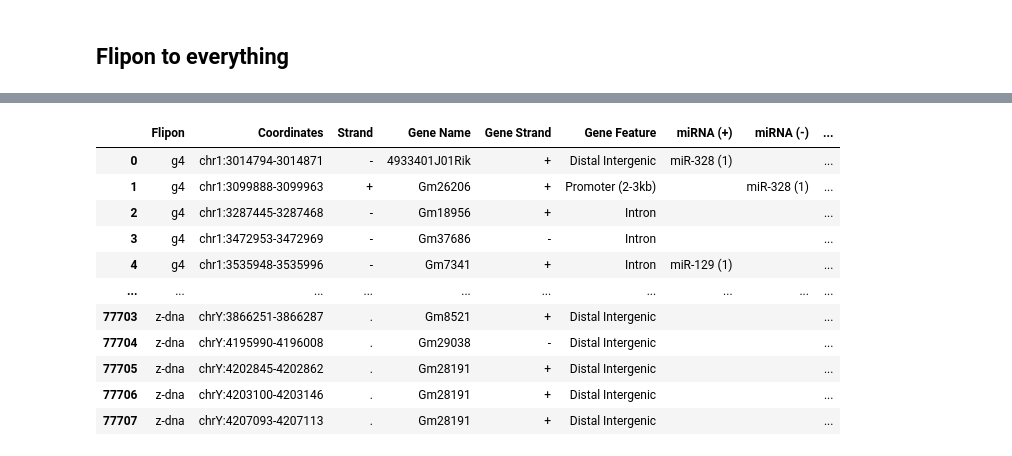
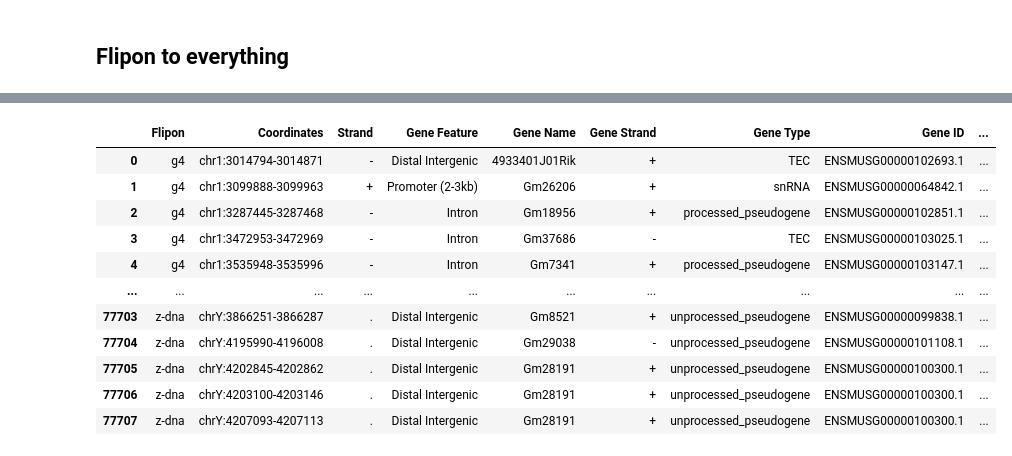
Before and after one commit to theopavlove/article_conserved_miRNA, a Jupyter notebook: notebooks/03_map_flipons_to_data.ipynb, the cells around one changed output, grey strips where cells are left out. Drawn from its saved outputs; the diff is of its cells as text; code cells hidden in the pictures.

```diff
--- a/notebooks/03_map_flipons_to_data.ipynb
+++ b/notebooks/03_map_flipons_to_data.ipynb
@@ -54,19 +55,3 @@ flipon_data = [
         D_FLIPONS_BED / "mm10.actb_ssdna_enriched_h-dna.slop200.bed",
     ),
 ]
-# %%
-def reverse_complement(x: str):
-    t_d = {"A": "T", "C": "G", "T": "A", "G": "C", "N": "N"}
-    return "".join([t_d[y] for y in x[::-1]])
-
-
-kwargs = {
-    "Seed region": lambda x: x["Seed region"].str.replace("U", "T").str.split(", "),
-    "Seed region (RC)": lambda x: x["Seed region"].apply(
-        lambda x: [reverse_complement(y) for y in x]
-    ),
-}
-mirna_df = pd.read_table(F_MIRNA_LIST).assign(**kwargs)
-
-print(mirna_df.shape)
-mirna_df.iloc[10:20, :]
@@ -165,0 +60,3 @@ h-dna: 17,100 regions
+# %%
+flipon_to_mirna_df = pd.read_table(F_FLIPON_TO_MIRNA)
+flipon_to_mirna_df
@@ -357,23 +268,58 @@ flipon_to_data
 # %%
 flipon_beds = pd.DataFrame()
 for flipon in flipon_data:
-    flipon_bed = pd.read_table(flipon.path_bed, sep='\t', skiprows=1, header=None, names=['chr', 'start', 'end', 'Coordinates', 'score', 'Strand']).assign(Flipon=flipon.name)
+    flipon_bed = pd.read_table(
+        flipon.path_bed,
+        sep="\t",
+        skiprows=1,
+        header=None,
+        names=["chr", "start", "end", "Coordinates", "score", "Strand"],
+    ).assign(Flipon=flipon.name)
     flipon_beds = pd.concat([flipon_beds, flipon_bed], ignore_index=True)
 
-flipon_to_data = flipon_to_data.merge(flipon_beds[['Flipon', 'Coordinates', 'Strand']], on=['Flipon', 'Coordinates'], how='left')
-
-flipon_to_data = flipon_to_data[['Flipon', 'Coordinates', 'Strand', 'Gene Name', 'Gene Strand', 'Gene Feature', 'miRNA (+)', 'miRNA (-)', 'miRNA (intersection)', 'cCRE (+-200bp)', 'LINE/LTR (+-200bp)', 'Feature Group']]
+flipon_to_data = flipon_to_data.merge(
+    flipon_beds[["Flipon", "Coordinates", "Strand"]],
+    on=["Flipon", "Coordinates"],
+    how="left",
+)[
+    [
+        "Flipon",
+        "Coordinates",
+        "Strand",
+        "Gene Feature",
+        "Gene Name",
+        "Gene Strand",
+        "Gene Type",
+        "Gene ID",
+        "Transcript ID",
+        "c. M miR (+)",
+        "c. M miR (-)",
+        "c. MJ miR (+)",
+        "c. MJ miR (-)",
+        "c. J miR (+)",
+        "c. J miR (-)",
+        "M miR (+)",
+        "M miR (-)",
+        "MJ miR (+)",
+        "MJ miR (-)",
+        "J miR (+)",
+        "J miR (-)",
+        "cCRE (+-200bp)",
+        "LINE/LTR (+-200bp)",
+        "Feature Group",
+    ]
+]
 flipon_to_data
 # %% [output]
-|  | Flipon | Coordinates | Strand | Gene Name | Gene Strand | Gene Feature | miRNA (+) | miRNA (-) | ... |
-| 0 | g4 | chr1:3014794-3014871 | - | 4933401J01Rik | + | Distal Intergenic | miR-328 (1) |  | ... |
-| 1 | g4 | chr1:3099888-3099963 | + | Gm26206 | + | Promoter (2-3kb) |  | miR-328 (1) | ... |
-| 2 | g4 | chr1:3287445-3287468 | - | Gm18956 | + | Intron |  |  | ... |
-| 3 | g4 | chr1:3472953-3472969 | - | Gm37686 | - | Intron |  |  | ... |
-| 4 | g4 | chr1:3535948-3535996 | - | Gm7341 | + | Intron | miR-129 (1) |  | ... |
+|  | Flipon | Coordinates | Strand | Gene Feature | Gene Name | Gene Strand | Gene Type | Gene ID | ... |
+| 0 | g4 | chr1:3014794-3014871 | - | Distal Intergenic | 4933401J01Rik | + | TEC | ENSMUSG00000102693.1 | ... |
+| 1 | g4 | chr1:3099888-3099963 | + | Promoter (2-3kb) | Gm26206 | + | snRNA | ENSMUSG00000064842.1 | ... |
+| 2 | g4 | chr1:3287445-3287468 | - | Intron | Gm18956 | + | processed_pseudogene | ENSMUSG00000102851.1 | ... |
+| 3 | g4 | chr1:3472953-3472969 | - | Intron | Gm37686 | - | TEC | ENSMUSG00000103025.1 | ... |
+| 4 | g4 | chr1:3535948-3535996 | - | Intron | Gm7341 | + | processed_pseudogene | ENSMUSG00000103147.1 | ... |
 | ... | ... | ... | ... | ... | ... | ... | ... | ... | ... |
-| 77703 | z-dna | chrY:3866251-3866287 | . | Gm8521 | + | Distal Intergenic |  |  | ... |
-| 77704 | z-dna | chrY:4195990-4196008 | . | Gm29038 | - | Distal Intergenic |  |  | ... |
-| 77705 | z-dna | chrY:4202845-4202862 | . | Gm28191 | + | Distal Intergenic |  |  | ... |
-| 77706 | z-dna | chrY:4203100-4203146 | . | Gm28191 | + | Distal Intergenic |  |  | ... |
-| 77707 | z-dna | chrY:4207093-4207113 | . | Gm28191 | + | Distal Intergenic |  |  | ... |
+| 77703 | z-dna | chrY:3866251-3866287 | . | Distal Intergenic | Gm8521 | + | unprocessed_pseudogene | ENSMUSG00000099838.1 | ... |
+| 77704 | z-dna | chrY:4195990-4196008 | . | Distal Intergenic | Gm29038 | - | unprocessed_pseudogene | ENSMUSG00000101108.1 | ... |
+| 77705 | z-dna | chrY:4202845-4202862 | . | Distal Intergenic | Gm28191 | + | unprocessed_pseudogene | ENSMUSG00000100300.1 | ... |
+| 77706 | z-dna | chrY:4203100-4203146 | . | Distal Intergenic | Gm28191 | + | unprocessed_pseudogene | ENSMUSG00000100300.1 | ... |
+| 77707 | z-dna | chrY:4207093-4207113 | . | Distal Intergenic | Gm28191 | + | unprocessed_pseudogene | ENSMUSG00000100300.1 | ... |
```
Also changed, not shown: parts of 10 cells of this notebook, 53 other files.
